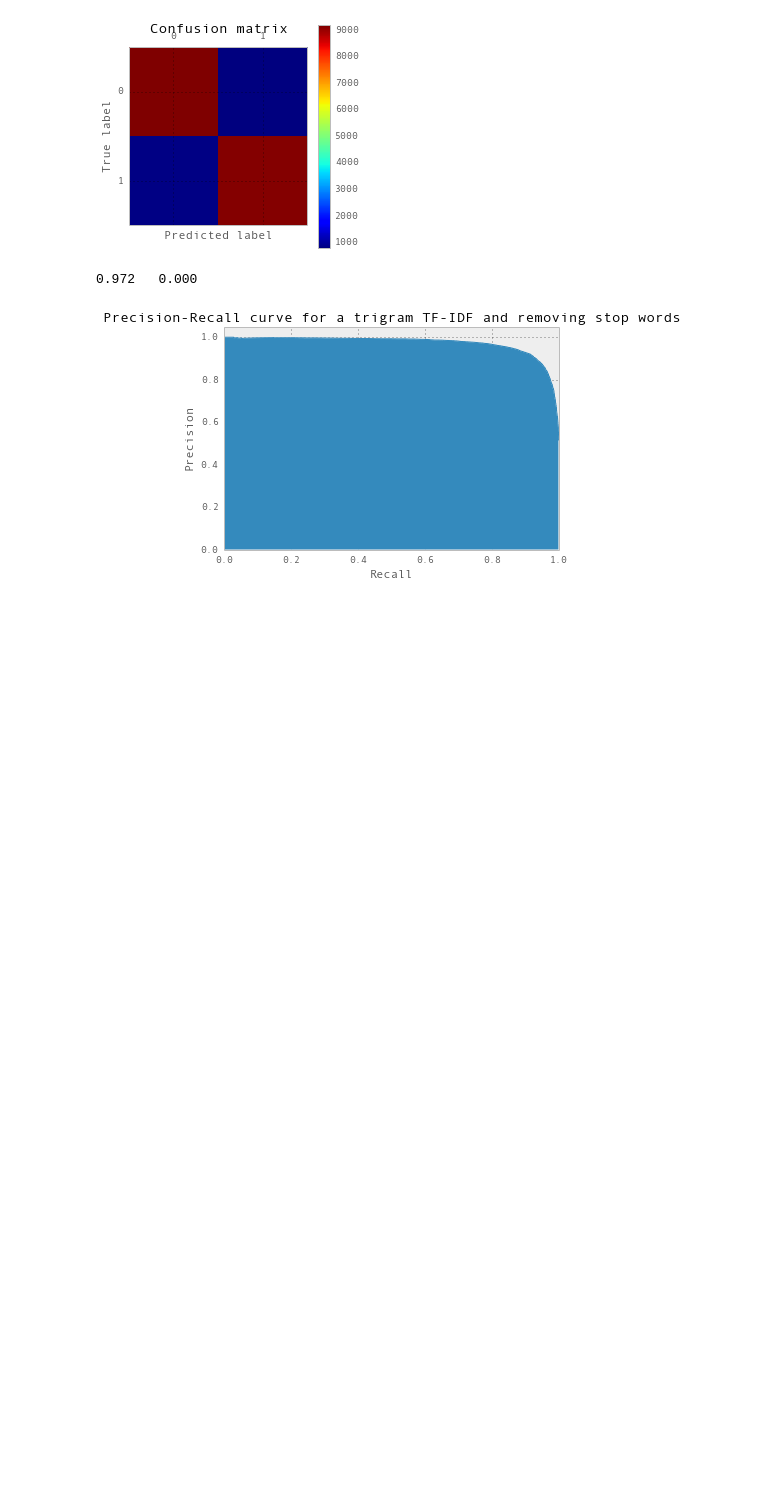
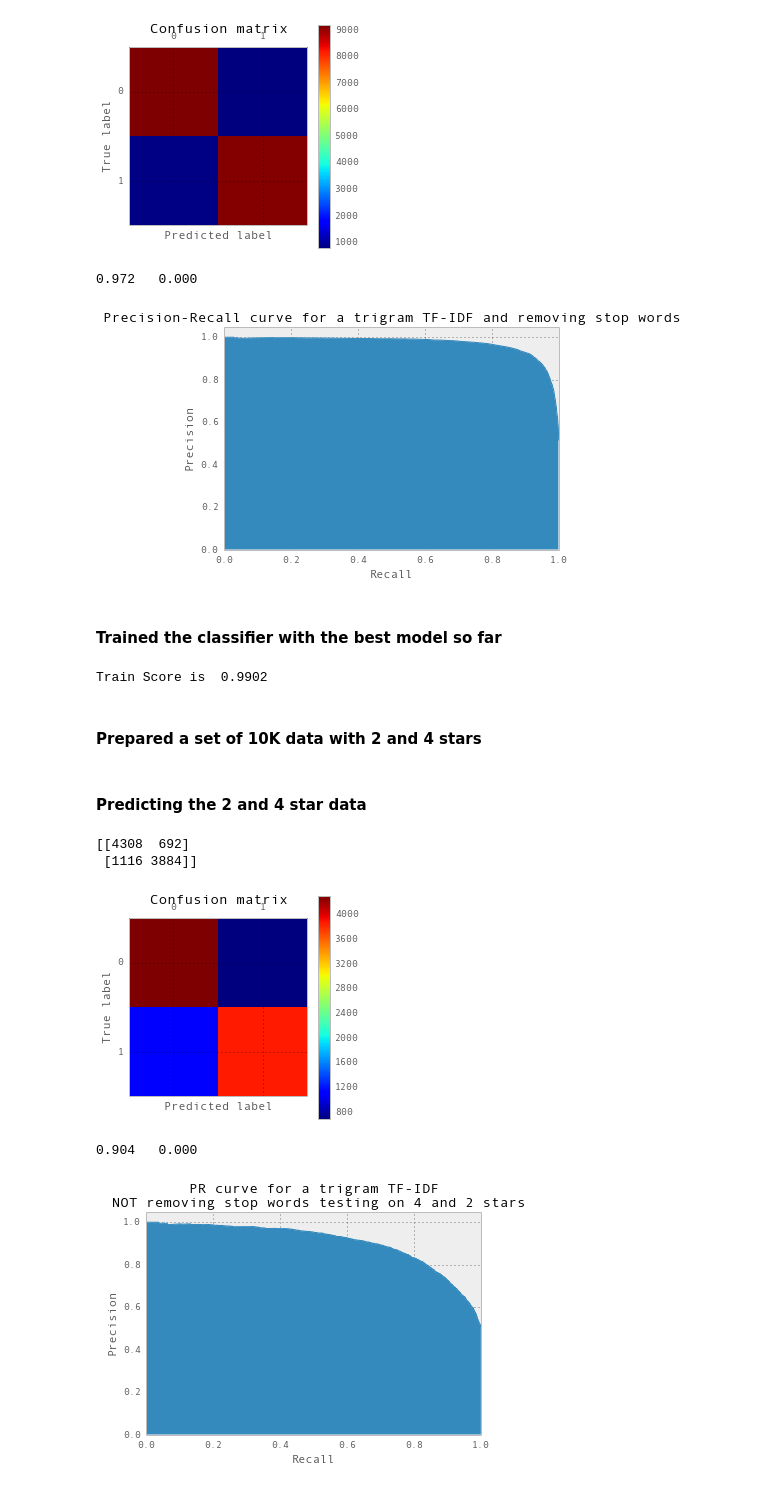
Before and after one commit to gitpaulsmith/Reviews, a Jupyter notebook: Scikit_NB.ipynb, the cells around one changed output. Cells and saved outputs as stored; diff of their text form; code cells hidden in the pictures; blank space fills up the shorter version.

Commit message:
Added prediction for 2 and 4 star reviews.

```diff
--- a/Scikit_NB.ipynb
+++ b/Scikit_NB.ipynb
@@ -26,6 +26,8 @@ df = pd.io.parsers.read_table(f, '\t!\t',engine='python')
 f.close()
 df=df.drop_duplicates('text')
 df=df.replace({'score': {'5.0':5,'4.0':4,'3.0':3,'2.0':2,'1.0':1}})
+df_24stars=pd.DataFrame(df[(df['score']==2) | (df['score']==4)],columns=['score','text'])
+df_15stars=pd.DataFrame(df[(df['score']==1) | (df['score']==5)],columns=['score','text'])
 # %% [markdown]
 #### ngram TF-IDF Vectorizer function, nrange is the number of words in the bundle
 # %%
@@ -102,5 +99,14 @@ new_df=pd.DataFrame(df[mask],columns=['score','text'])
 # %% [markdown]
 #### Checking the number of 'negative' and 'positive' reviews
+# %%
+sampleSize=50000
+sampleStart=200000
+
+pieces=[df_15stars[df_15stars['score']==5][:sampleSize/2],df_15stars[df_15stars['score']==1][:sampleSize/2]]
+final_df=pd.concat(pieces)
+final_df=final_df.reindex(np.random.permutation(final_df.index))
+X=array(final_df['text'].apply(decodeArray))
+Y=array(final_df['score'].replace({5:1,1:0}))
 # %%
 classes = np.unique(Y)
 print classes
@@ -210,3 +190,28 @@ Train Score is  0.9952
 [figure]
 0.972   0.000
 [figure]
+# %% [markdown]
+#### Trained the classifier with the best model so far
+# %%
+best_clf=just_train_NB(create_ngram_model,X[test_start:],Y[test_start:],3,None)
+# %% [output]
+Train Score is  0.9902
+# %% [markdown]
+#### Prepared a set of 10K data with 2 and 4 stars
+# %%
+pieces=[df_24stars[df_24stars['score']==4][:5000],df_24stars[df_24stars['score']==2][:5000]]
+final_df=pd.concat(pieces)
+final_df=final_df.reindex(np.random.permutation(final_df.index))
+X_test=array(final_df['text'].apply(decodeArray))
+Y_test=array(final_df['score'].replace({4:1,2:0}))
+# %% [markdown]
+#### Predicting the 2 and 4 star data
+# %%
+rc,pr=just_predict(best_clf,X_test,Y_test)
+makePR_Plot(rc,pr,'PR curve for a trigram TF-IDF \n NOT removing stop words testing on 4 and 2 stars')
+# %% [output]
+[[4308  692]
+ [1116 3884]]
+[figure, added]
+0.904   0.000
+[figure, added]
```
Also changed, not shown: parts of 3 cells of this notebook.
